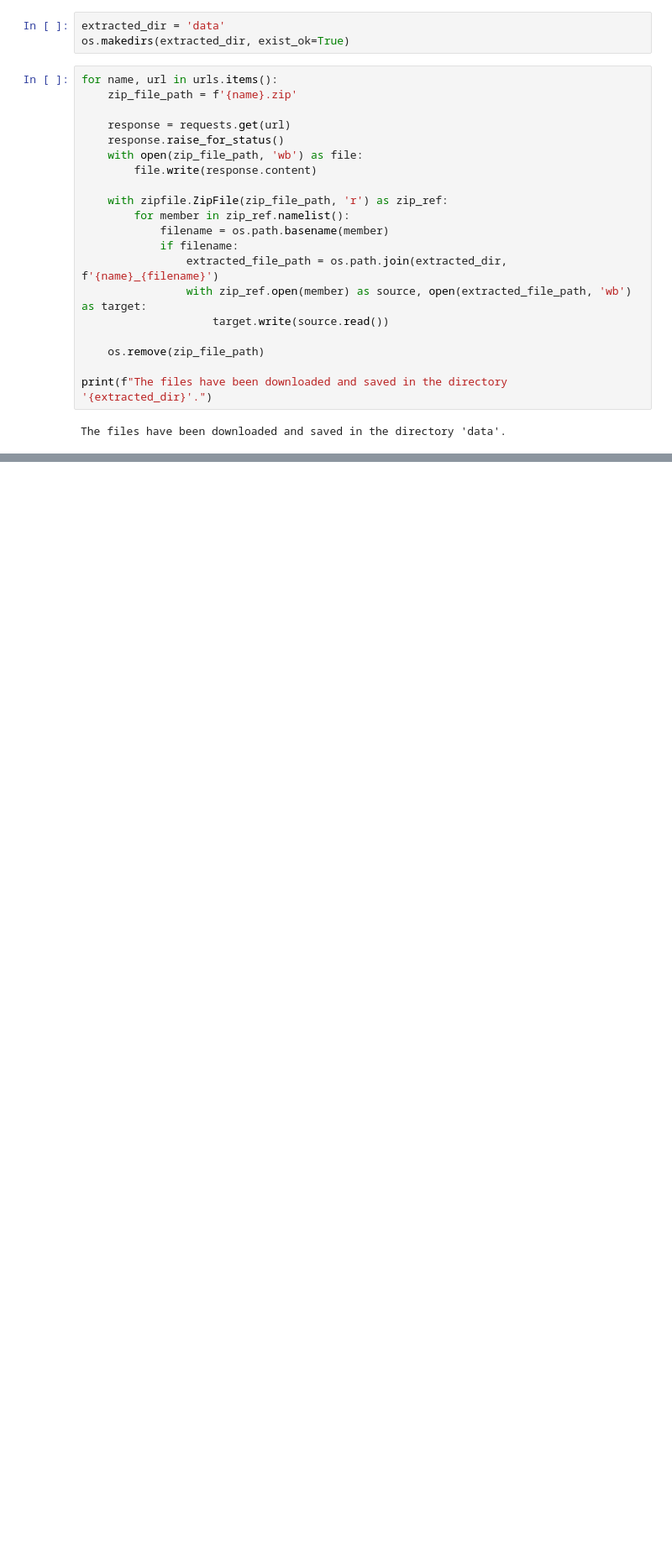
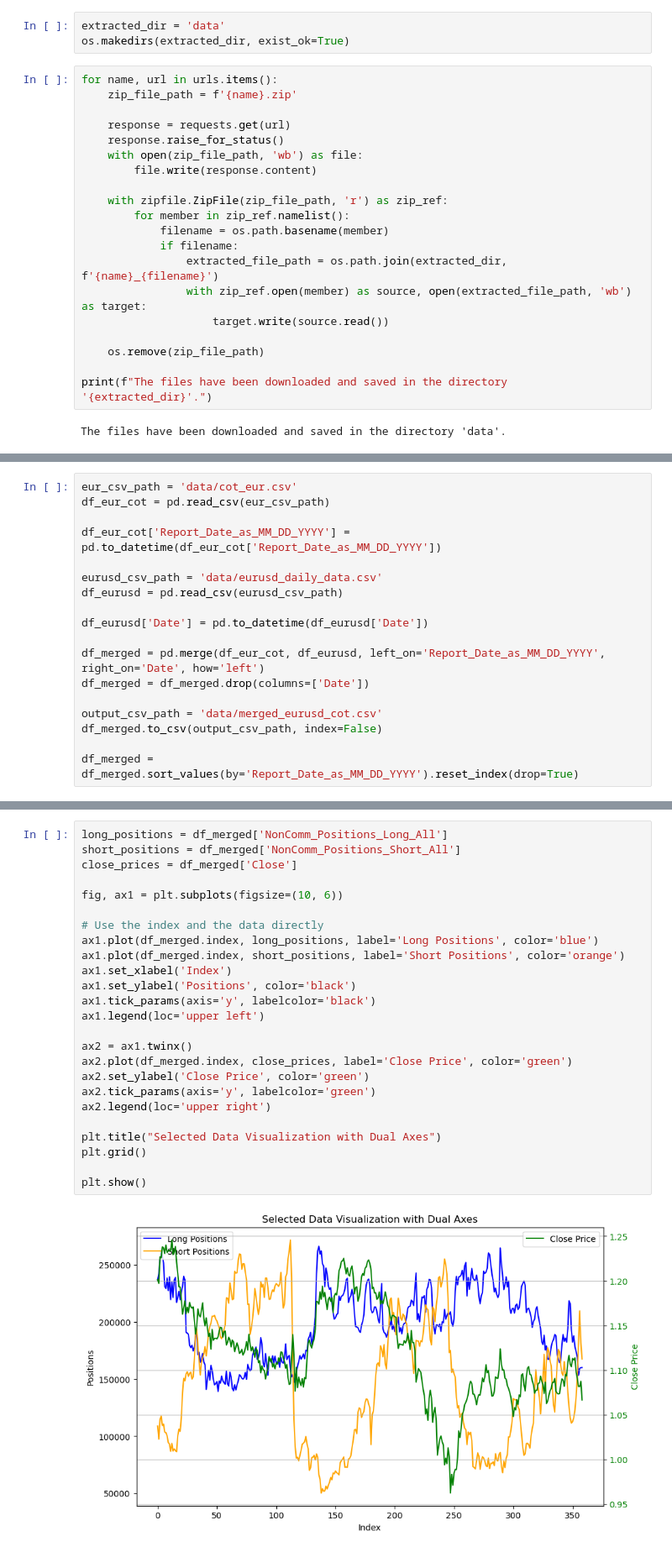
Before and after one commit to SwissDataInsights/Analysis-of-COT-reports, a Jupyter notebook: COT_analyst.ipynb, the cells around one changed output, grey strips where cells are left out. Shown at 84% size. Drawn from its saved outputs; the diff is of its cells as text; blank space fills up the shorter version.

```diff
--- a/COT_analyst.ipynb
+++ b/COT_analyst.ipynb
@@ -55,0 +144,18 @@ The files have been downloaded, linked and saved as 'data/merged_data.csv'.
+# %%
+eur_csv_path = 'data/cot_eur.csv'
+df_eur_cot = pd.read_csv(eur_csv_path)
+
+df_eur_cot['Report_Date_as_MM_DD_YYYY'] = pd.to_datetime(df_eur_cot['Report_Date_as_MM_DD_YYYY'])
+
+eurusd_csv_path = 'data/eurusd_daily_data.csv'
+df_eurusd = pd.read_csv(eurusd_csv_path)
+
+df_eurusd['Date'] = pd.to_datetime(df_eurusd['Date'])
+
+df_merged = pd.merge(df_eur_cot, df_eurusd, left_on='Report_Date_as_MM_DD_YYYY', right_on='Date', how='left')
+df_merged = df_merged.drop(columns=['Date'])
+
+output_csv_path = 'data/merged_eurusd_cot.csv'
+df_merged.to_csv(output_csv_path, index=False)
+
+df_merged = df_merged.sort_values(by='Report_Date_as_MM_DD_YYYY').reset_index(drop=True)
@@ -55,0 +172,27 @@ The files have been downloaded, linked and saved as 'data/merged_data.csv'.
+# %%
+long_positions = df_merged['NonComm_Positions_Long_All']
+short_positions = df_merged['NonComm_Positions_Short_All']
+close_prices = df_merged['Close']
+
+fig, ax1 = plt.subplots(figsize=(10, 6))
+
+# Use the index and the data directly
+ax1.plot(df_merged.index, long_positions, label='Long Positions', color='blue')
+ax1.plot(df_merged.index, short_positions, label='Short Positions', color='orange')
+ax1.set_xlabel('Index')
+ax1.set_ylabel('Positions', color='black')
+ax1.tick_params(axis='y', labelcolor='black')
+ax1.legend(loc='upper left')
+
+ax2 = ax1.twinx()
+ax2.plot(df_merged.index, close_prices, label='Close Price', color='green')
+ax2.set_ylabel('Close Price', color='green')
+ax2.tick_params(axis='y', labelcolor='green')
+ax2.legend(loc='upper right')
+
+plt.title("Selected Data Visualization with Dual Axes")
+plt.grid()
+
+plt.show()
+# %% [output]
+[figure, added]
```
Also changed, not shown: parts of 38 cells of this notebook, 12 other files.
